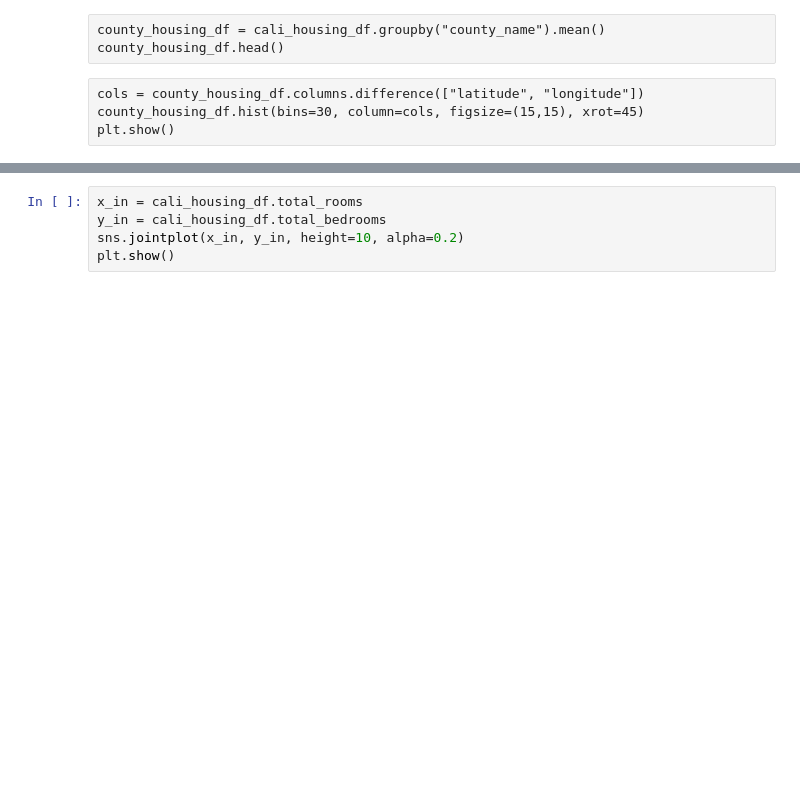
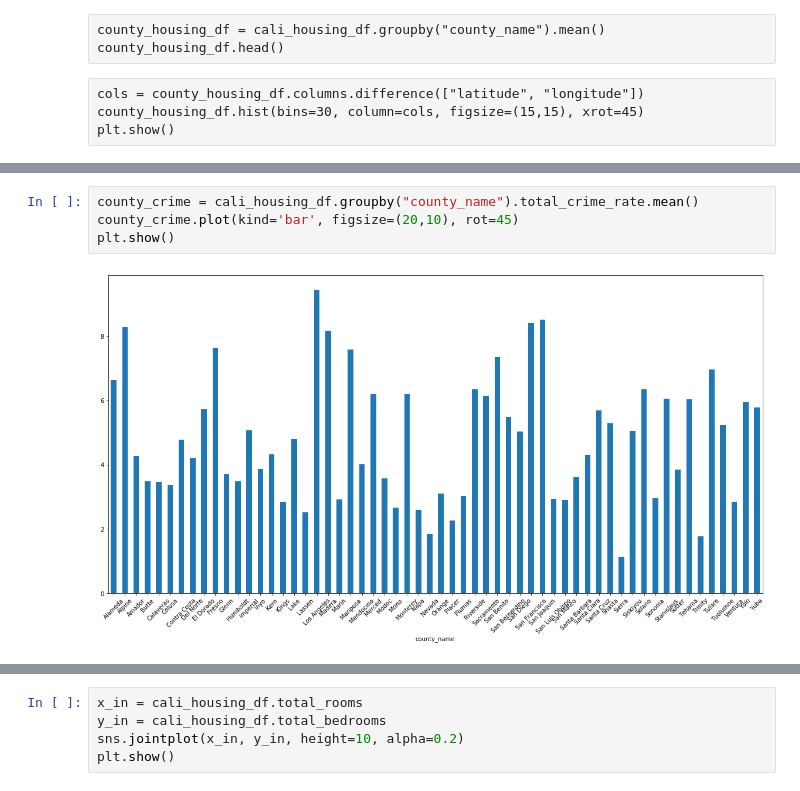
Before and after one commit to phamkdaniel/Cali-Housing-Project, a Jupyter notebook: analysis.ipynb, the cells around one changed output, grey strips where cells are left out. Drawn from its saved outputs; the diff is of its cells as text; blank space fills up the shorter version.

```diff
--- a/analysis.ipynb
+++ b/analysis.ipynb
@@ -107,0 +147,6 @@ plt.show()
+# %%
+county_crime = cali_housing_df.groupby("county_name").total_crime_rate.mean()
+county_crime.plot(kind='bar', figsize=(20,10), rot=45)
+plt.show()
+# %% [output]
+[figure, added]
```
Also changed, not shown: parts of 19 cells of this notebook, 1 other file.
